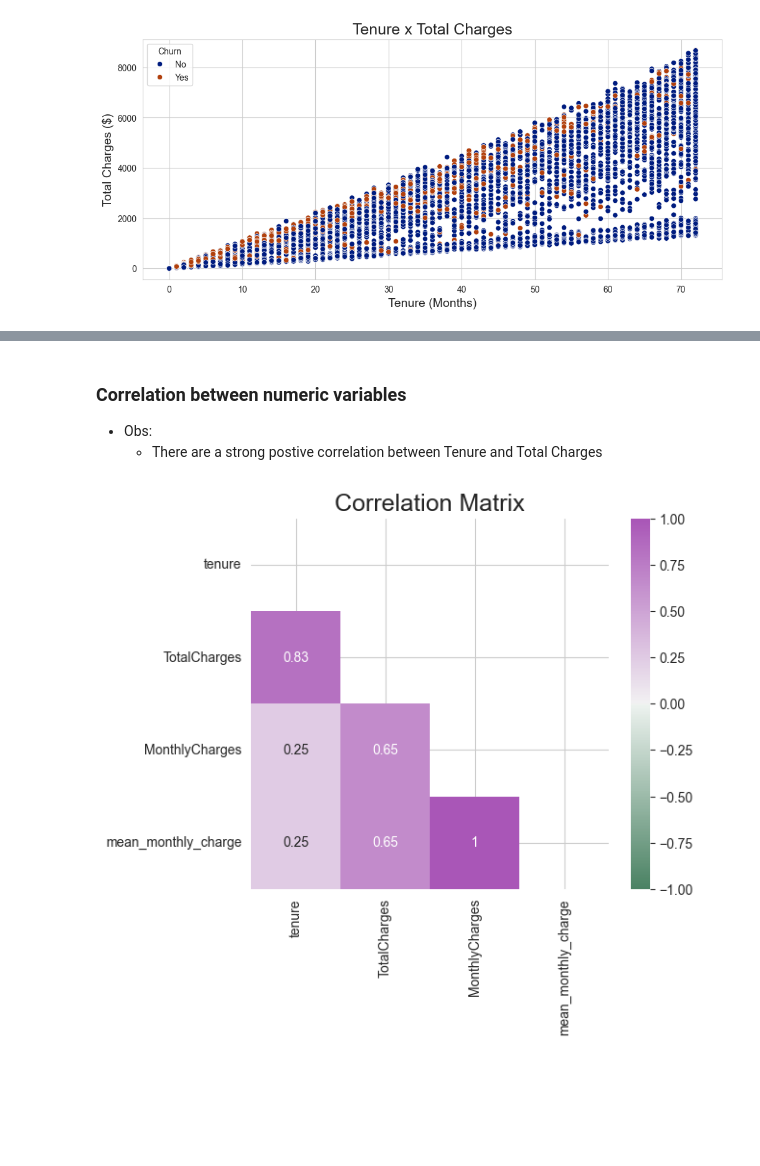
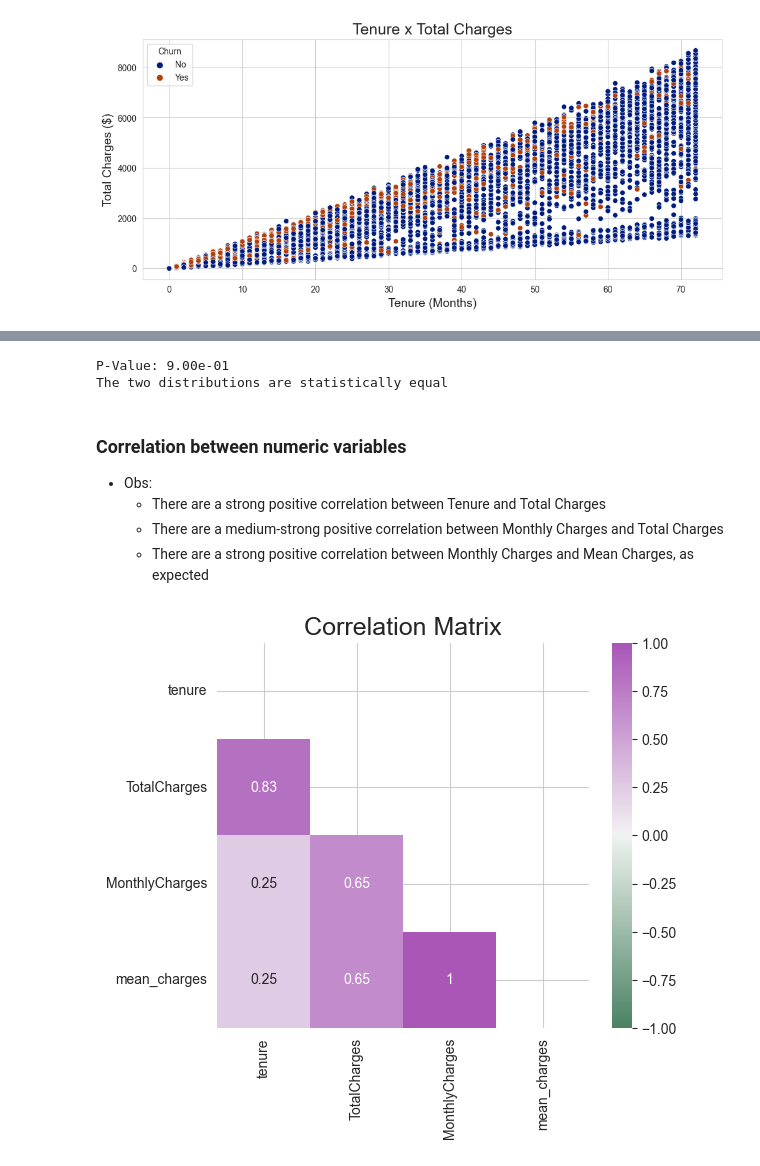
Before and after one commit to Gbrlmoraes/telecom_churn_prediction, a Jupyter notebook: notebooks/exploratory_data_analysis.ipynb, the cells around one changed output, grey strips where cells are left out. Saved outputs shown, nothing was run; the diff lists cells and outputs as text; code cells hidden in the pictures; blank space fills up the shorter version.

```diff
--- a/notebooks/exploratory_data_analysis.ipynb
+++ b/notebooks/exploratory_data_analysis.ipynb
@@ -529,5 +571,3 @@ plt.ylabel('Total Charges ($)', fontsize = 14)
 plt.show()
 # %% [output]
 [figure]
-# %%
-df['mean_monthly_charge'] = df['TotalCharges'] / df['tenure']
@@ -542,0 +577,3 @@ sns.scatterplot(
+# %%
+df['mean_charges'] = df['TotalCharges'] / df['tenure']
+df['mean_charges'].fillna(0, inplace = True) # NaN values appear when tenure equals 0
@@ -543,7 +596,21 @@ sns.scatterplot(
+# %%
+_, mw_p_value = mannwhitneyu(df['MonthlyCharges'], df['mean_charges'])
+
+print(f'P-Value: {mw_p_value:.2e}')
+
+if p_value > 0.05:
+    print("The two distributions are statistically equal")
+else:
+    print("The two distributions are not statistically equal")
+# %% [output]
+P-Value: 9.00e-01
+The two distributions are statistically equal
 # %% [markdown]
 ### Correlation between numeric variables
 - Obs:
-    - There are a strong postive correlation between Tenure and Total Charges
+    - There are a strong positive correlation between Tenure and Total Charges
+    - There are a medium-strong positive correlation between Monthly Charges and Total Charges
+    - There are a strong positive correlation between Monthly Charges and Mean Charges, as expected
 # %%
 def correlation_matrix(correlation_matrix, ax = None, vmin = -1, vmax = 1):
     '''
@@ -569,8 +636,8 @@ def correlation_matrix(correlation_matrix, ax = None, vmin = -1, vmax = 1):
 # %%
 plt.figure(figsize = (6, 5))
 plt.title('Correlation Matrix', fontsize = 18)
 correlation_matrix(
-    df[['tenure', 'TotalCharges', 'MonthlyCharges', 'mean_monthly_charge']].corr()
+    df[['tenure', 'TotalCharges', 'MonthlyCharges', 'mean_charges']].corr()
 )
 # %% [output]
-[figure, old version]
+[figure, new version]
```
Also changed, not shown: parts of 13 cells of this notebook.
